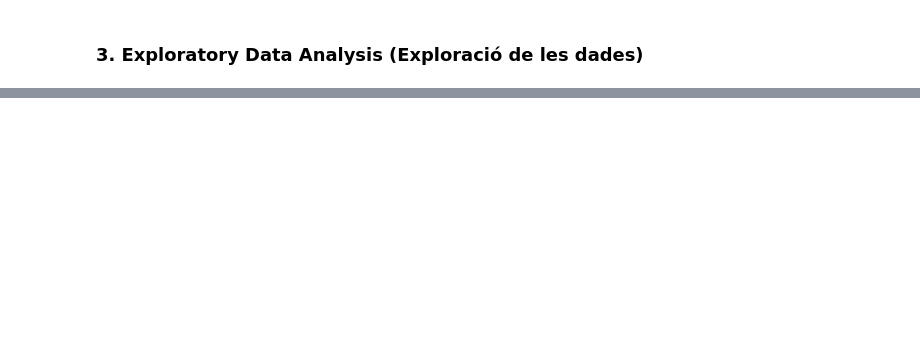
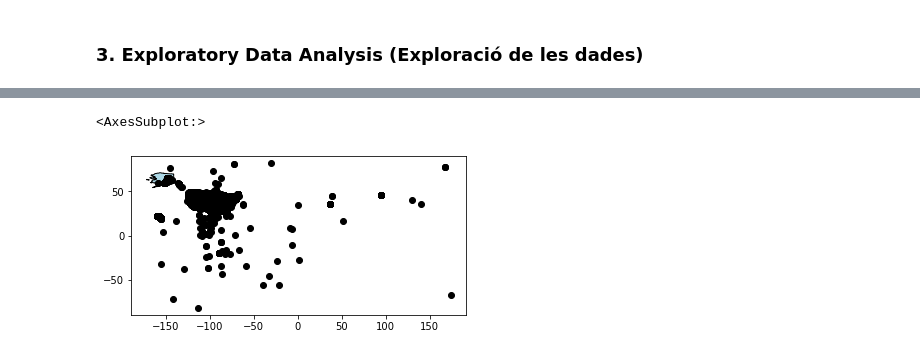
Before and after one commit to Biel-Altimira/used_cars, a Jupyter notebook: used_cars.ipynb, the cells around one changed output, grey strips where cells are left out. Cells and saved outputs as stored; diff of their text form; code cells hidden in the pictures; blank space fills up the shorter version.

```diff
--- a/used_cars.ipynb
+++ b/used_cars.ipynb
@@ -161,8 +158,7 @@ nulls.head(2000)
 # %%
 variant_2["condition"].fillna(variant_2["condition"].mode()[0], inplace=True)
 # %%
-variant_1["cylinders"] = variant_1["cylinders"].apply(lambda x : x.split(" ")[0])
-variant_2["cylinders"].fillna(variant_1["cylinders"].mode()[0], inplace=True)
+variant_2["cylinders"].fillna(variant_2["cylinders"].mode()[0], inplace=True)
 # %%
 variant_2["drive"].unique()
 # %% [output]
@@ -241,0 +260,8 @@ variant_2.shape
+# %%
+df_geo = gpd.GeoDataFrame(variant_2, geometry = gpd.points_from_xy(variant_2.long, variant_2.lat))
+paisos = gpd.read_file(gpd.datasets.get_path("naturalearth_lowres"))
+axis = paisos[paisos.name == "United States of America"].plot(color = "lightblue", edgecolor = "black")
+df_geo.plot(ax = axis, color = "black")
+# %% [output]
+<AxesSubplot:>
+[figure, added]
```
Also changed, not shown: parts of 15 cells of this notebook.
